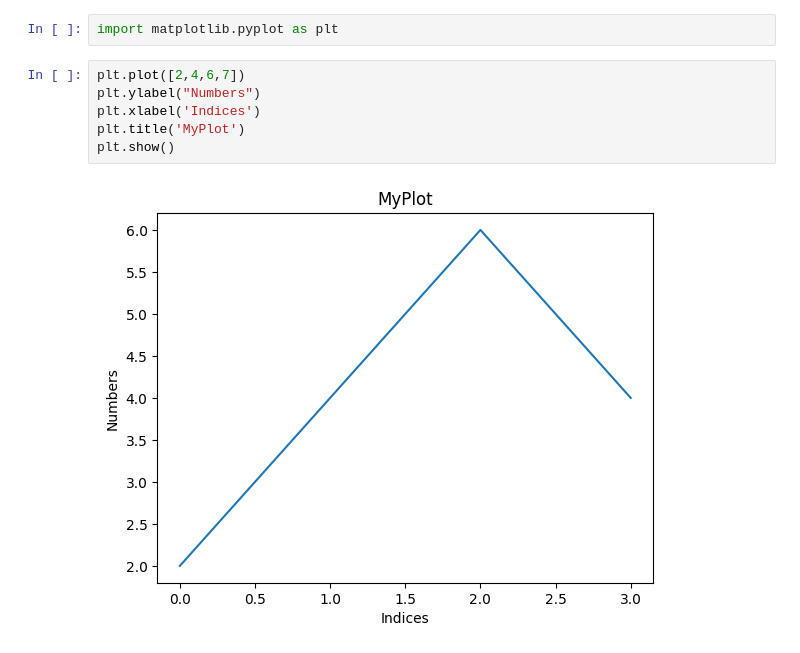
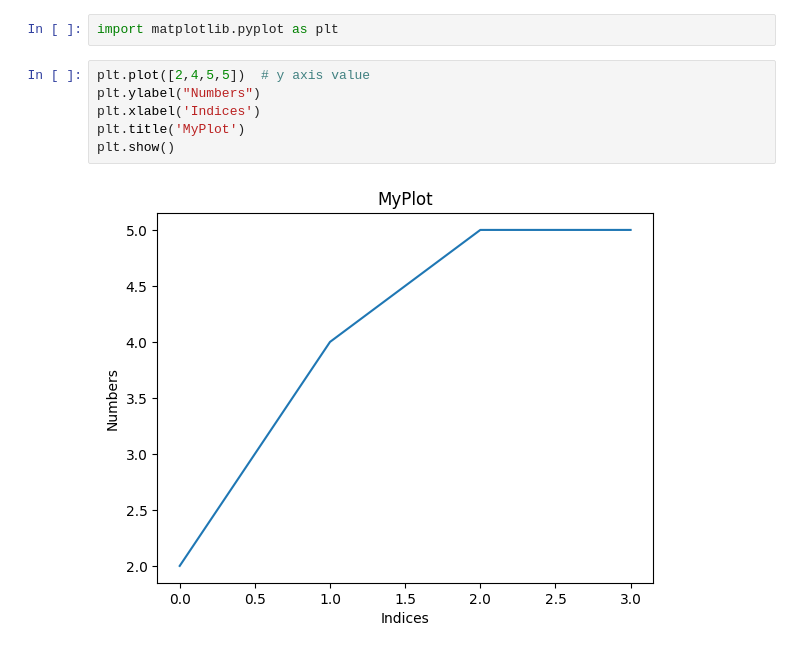
Before and after one commit to HarshitaKoshta/Python-For-Data-Science, a Jupyter notebook: Matplotlib/pyplot.ipynb, the cells around one changed output. Saved outputs shown, nothing was run; the diff lists cells and outputs as text.

```diff
--- a/Matplotlib/pyplot.ipynb
+++ b/Matplotlib/pyplot.ipynb
@@ -6,10 +6,10 @@ Each pyplot function makes some chenge to figure e.g. create a figure, creates a
 # %%
 import matplotlib.pyplot as plt
 # %%
-plt.plot([2,4,6,7])
+plt.plot([2,4,5,5])  # y axis value
 plt.ylabel("Numbers")
 plt.xlabel('Indices')
 plt.title('MyPlot')
 plt.show()
 # %% [output]
-[figure, old version]
+[figure, new version]
```
Also changed, not shown: parts of 7 cells of this notebook.
